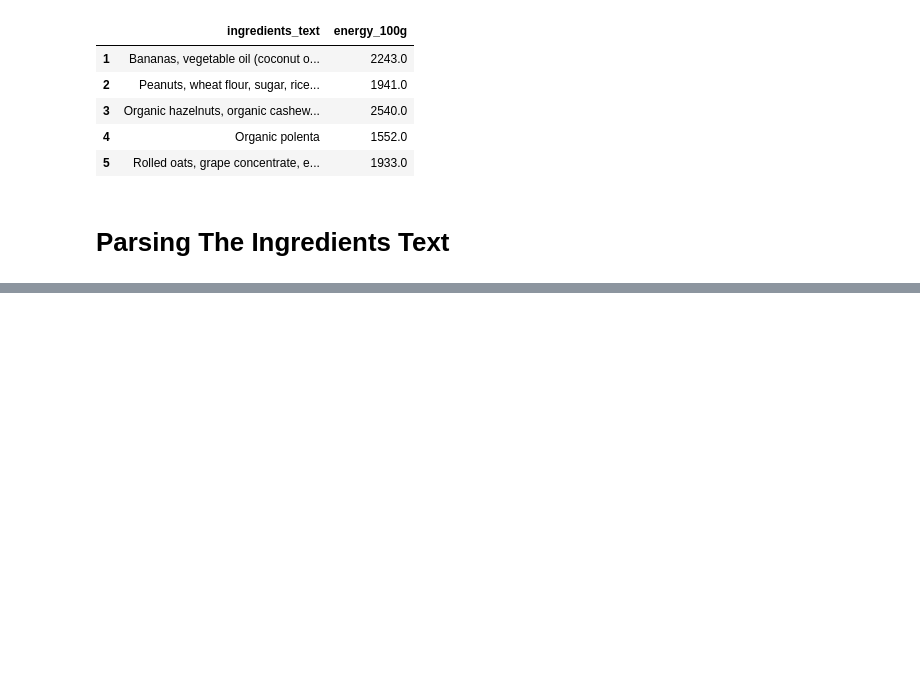
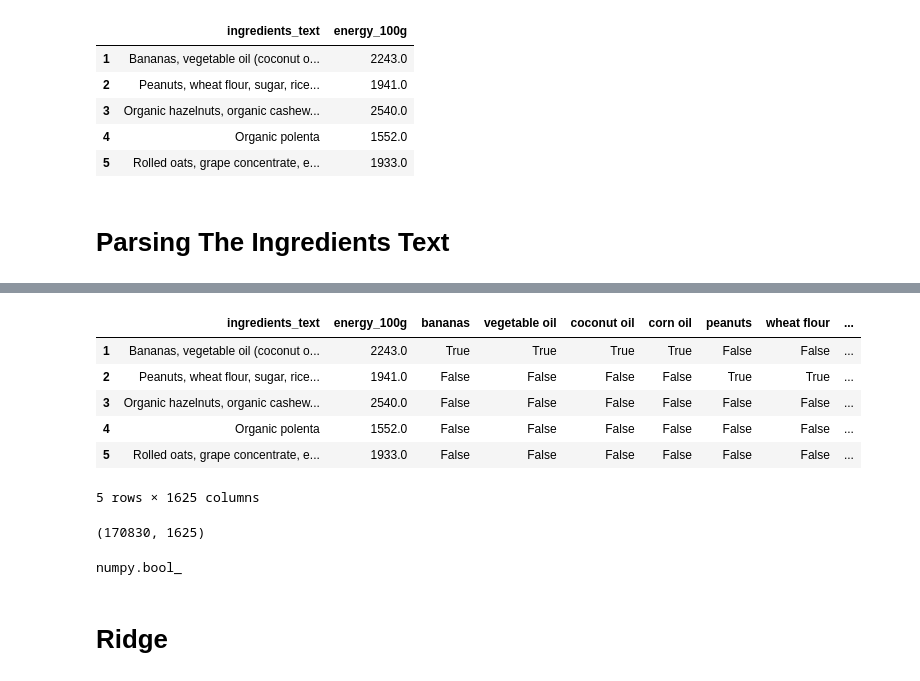
Before and after one commit to innawendell/Supervised_learning-Practice_sets, a Jupyter notebook: Food.ipynb, the cells around one changed output, grey strips where cells are left out. Saved outputs shown, nothing was run; the diff lists cells and outputs as text; code cells hidden in the pictures; blank space fills up the shorter version.

```diff
--- a/Food.ipynb
+++ b/Food.ipynb
@@ -169,0 +156,39 @@ for count, item in enumerate(only_strings):
+# %%
+unique_words = {}
+for entry in cleaned_newer_one:
+    if type(entry) == list:
+        for word in entry:
+            if word.strip() not in unique_words:
+                unique_words[word.strip()] = 1
+            else:
+                unique_words[word.strip()] += 1
+    else:
+        if entry.strip() not in unique_words:
+            unique_words[entry.strip()] = 1
+        else:
+            unique_words[entry.strip()] += 1
+# %%
+frequent = {key:value for (key,value) in unique_words.items() if value >= 100}
+# %%
+frequent_vocab = frequent.keys()
+# %%
+for word in frequent_vocab:
+    features_energy[word] = features_energy['ingredients_text'].str.contains(word, case=False, regex=False)
+# %%
+features_energy.head()
+# %% [output]
+|  | ingredients_text | energy_100g | bananas | vegetable oil | coconut oil | corn oil | peanuts | wheat flour | ... |
+| 1 | Bananas, vegetable oil (coconut o... | 2243.0 | True | True | True | True | False | False | ... |
+| 2 | Peanuts, wheat flour, sugar, rice... | 1941.0 | False | False | False | False | True | True | ... |
+| 3 | Organic hazelnuts, organic cashew... | 2540.0 | False | False | False | False | False | False | ... |
+| 4 | Organic polenta | 1552.0 | False | False | False | False | False | False | ... |
+| 5 | Rolled oats, grape concentrate, e... | 1933.0 | False | False | False | False | False | False | ... |
+5 rows × 1625 columns
+# %%
+features_energy.shape
+# %% [output]
+(170830, 1625)
+# %%
+type(features_energy.iloc[0, 2])
+# %% [output]
+numpy.bool_
@@ -169,0 +200,2 @@ for count, item in enumerate(only_strings):
+# %% [markdown]
+# Ridge
```
Also changed, not shown: parts of 26 cells of this notebook.
